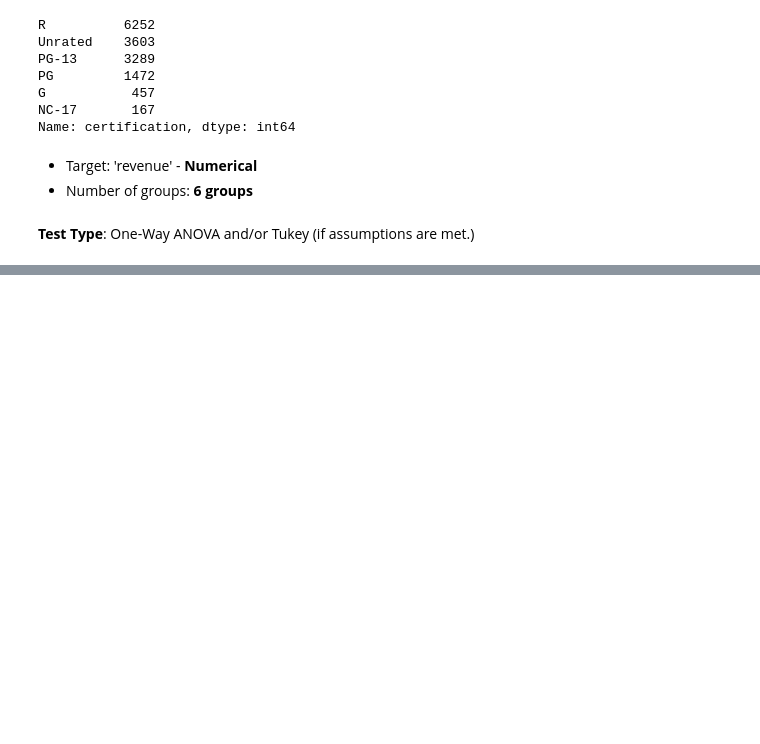
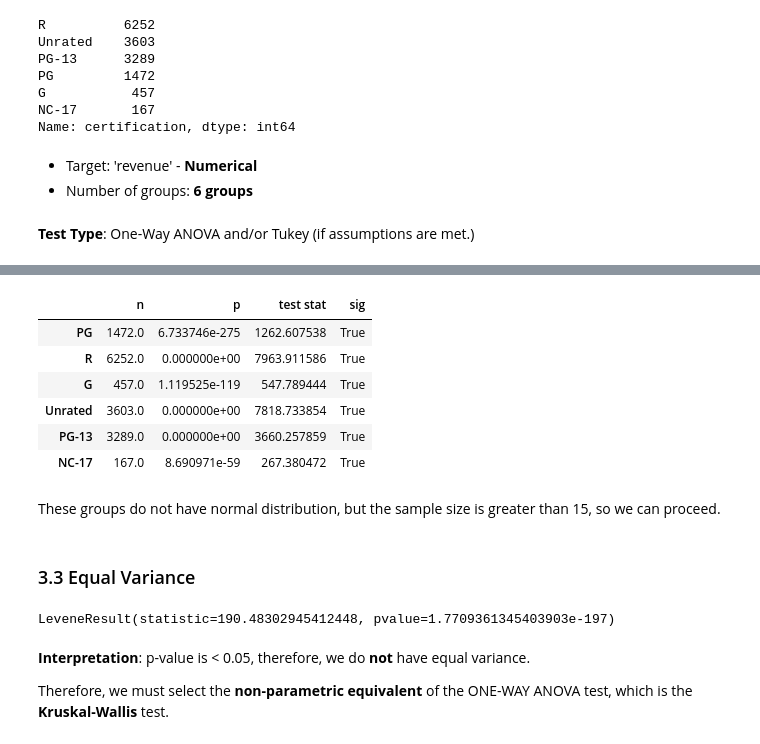
Before and after one commit to ericakitano/Project-3---Movies, a Jupyter notebook: Part 4 - Hypothesis Testing.ipynb, the cells around one changed output, grey strips where cells are left out. Cells and saved outputs as stored; diff of their text form; code cells hidden in the pictures; blank space fills up the shorter version.

```diff
--- a/Part 4 - Hypothesis Testing.ipynb
+++ b/Part 4 - Hypothesis Testing.ipynb
@@ -352,0 +589,11 @@ Name: certification, dtype: int64
+# %%
+## Create groups dictionary.
+groups = {}
+## Loop through all unique categories
+for i in Q1_df['certification'].unique():
+    ## Get series for group and rename
+    data = Q1_df.loc[Q1_df['certification']==i,'revenue'].copy()
+
+    # save into the dictionary
+    groups[i] = data
+groups.keys()
@@ -352,0 +602,12 @@ Name: certification, dtype: int64
+# %%
+## Run normal test on each group and confirming there are >15 in each group
+norm_results = {}
+for i, data in groups.items():
+    stat, p = stats.normaltest(data)
+    ## save the p val, test statistic, and the size of the group
+    norm_results[i] = {'n': len(data),
+                             'p':p,
+                             'test stat':stat,}
+## convert to a dataframe
+norm_results_df = pd.DataFrame(norm_results).T
+norm_results_df
@@ -352,0 +622,25 @@ Name: certification, dtype: int64
+# %%
+### check significance
+norm_results_df['sig'] = norm_results_df['p'] < .05
+norm_results_df
+# %% [output]
+|  | n | p | test stat | sig |
+| PG | 1472.0 | 6.733746e-275 | 1262.607538 | True |
+| R | 6252.0 | 0.000000e+00 | 7963.911586 | True |
+| G | 457.0 | 1.119525e-119 | 547.789444 | True |
+| Unrated | 3603.0 | 0.000000e+00 | 7818.733854 | True |
+| PG-13 | 3289.0 | 0.000000e+00 | 3660.257859 | True |
+| NC-17 | 167.0 | 8.690971e-59 | 267.380472 | True |
+# %% [markdown]
+These groups do not have normal distribution, but the sample size is greater than 15, so we can proceed.
+# %% [markdown]
+### 3.3 Equal Variance
+# %%
+# with the * operator
+stats.levene(*groups.values())
+# %% [output]
+LeveneResult(statistic=190.48302945412448, pvalue=1.7709361345403903e-197)
+# %% [markdown]
+**Interpretation**: p-value is < 0.05, therefore, we do **not** have equal variance.
+
+Therefore, we must select the **non-parametric equivalent** of the ONE-WAY ANOVA test, which is the **Kruskal-Wallis** test.
```
Also changed, not shown: parts of 67 cells of this notebook.
